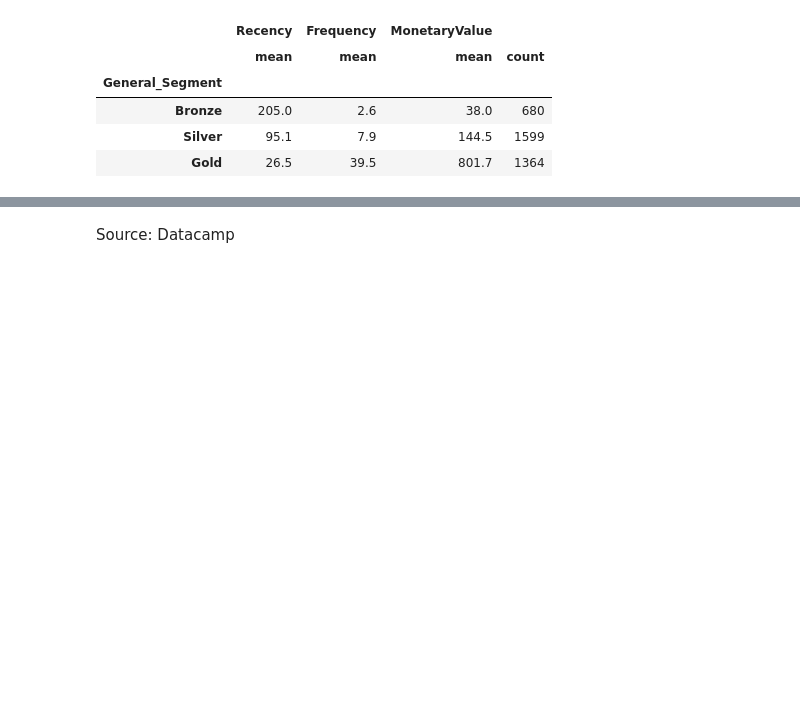
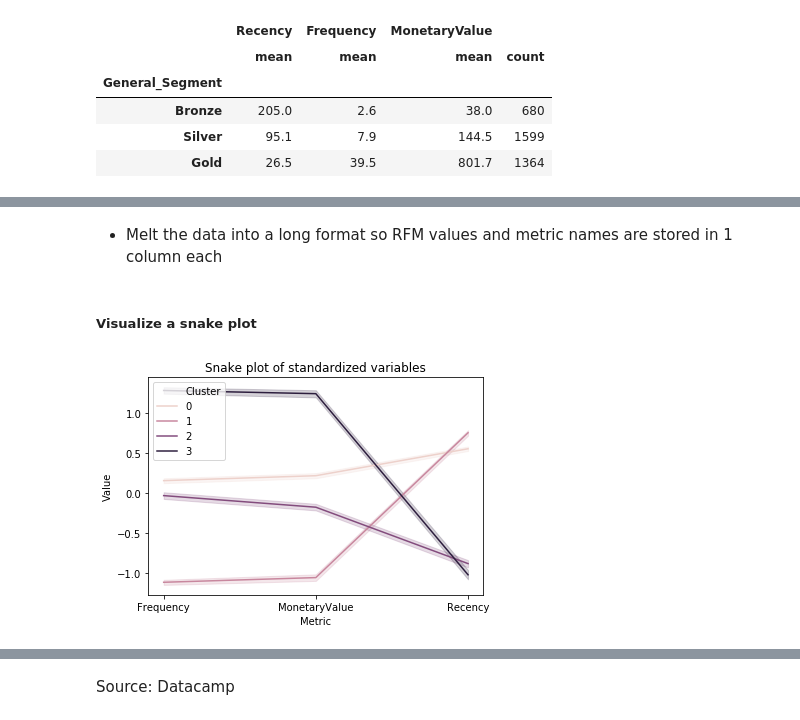
Before and after one commit to kurtsenol/machine-learning, a Jupyter notebook: MarketingAnalytics/RFM-analysis.ipynb, the cells around one changed output, grey strips where cells are left out. Cells and saved outputs as stored; diff of their text form; code cells hidden in the pictures; blank space fills up the shorter version.

```diff
--- a/MarketingAnalytics/RFM-analysis.ipynb
+++ b/MarketingAnalytics/RFM-analysis.ipynb
@@ -253,0 +405,9 @@ datamart.groupby('General_Segment').agg({
+# %%
+#initialize KMeans
+kmeans = KMeans(n_clusters=4, random_state=1)
+
+#Compute k-means clustering on pre-processed data
+kmeans.fit(datamart_normalized)
+
+#Extract cluster labels from labels_ attribute
+cluster_labels = kmeans.labels_
@@ -253,0 +421,5 @@ datamart.groupby('General_Segment').agg({
+# %%
+# Calculate average RFM values and sizes for each cluster:
+
+datamart_rfm_k4 = datamart_rfm.assign(Cluster = cluster_labels)
+datamart_rfm_k4.head()
@@ -253,0 +471,17 @@ datamart.groupby('General_Segment').agg({
+# %%
+datamart_normalized['Cluster'] = datamart_rfm_k4['Cluster']
+# %% [markdown]
+* Melt the data into a long format so RFM values and metric names are stored in 1 column each
+# %%
+datamart_melt = pd.melt(datamart_normalized.reset_index(),
+                        id_vars=['CustomerID', 'Cluster'],
+                        value_vars=['Recency', 'Frequency', 'MonetaryValue'],
+                        var_name='Metric',
+                        value_name='Value')
+# %% [markdown]
+##### Visualize a snake plot
+# %%
+plt.title('Snake plot of standardized variables')
+sns.lineplot(x="Metric", y="Value", hue='Cluster', data=datamart_melt);
+# %% [output]
+[figure, added]
```
Also changed, not shown: parts of 47 cells of this notebook, 1 other file.
